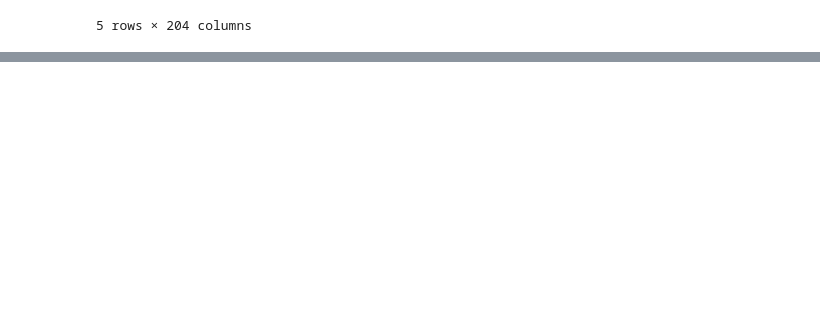
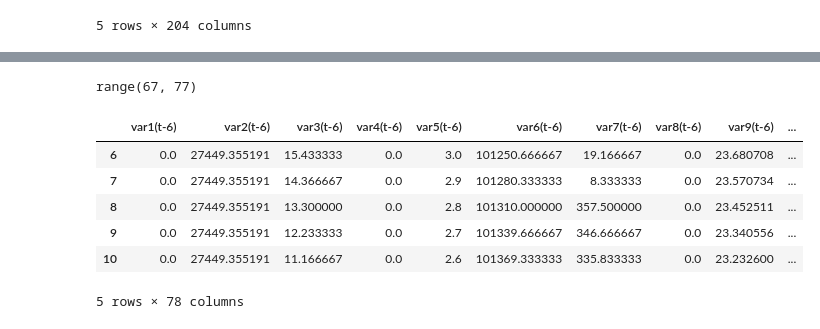
Before and after one commit to bre3760/ictbuilding, a Jupyter notebook: prediction_model/LSTM_proof-CNN.ipynb, the cells around one changed output, grey strips where cells are left out. Cells and saved outputs as stored; diff of their text form; code cells hidden in the pictures; blank space fills up the shorter version.

```diff
--- a/prediction_model/LSTM_proof-CNN.ipynb
+++ b/prediction_model/LSTM_proof-CNN.ipynb
@@ -579,0 +145,53 @@ print(rmse_neurons)
+# %%
+def series_to_supervised(data, n_in=1, n_out=1, dropnan=True):
+	"""
+	Frame a time series as a supervised learning dataset.
+	Arguments:
+		data: Sequence of observations as a list or NumPy array.
+		n_in: Number of lag observations as input (X).
+		n_out: Number of observations as output (y).
+		dropnan: Boolean whether or not to drop rows with NaN values.
+	Returns:
+		Pandas DataFrame of series framed for supervised learning.
+	"""
+	n_vars = 1 if type(data) is list else data.shape[1]
+	df = pd.DataFrame(data)
+	cols, names = list(), list()
+	# input sequence (t-n, ... t-1)
+	for i in range(n_in, 0, -1):
+		cols.append(df.shift(i))
+		names += [('var%d(t-%d)' % (j+1, i)) for j in range(n_vars)]
+	# forecast sequence (t, t+1, ... t+n)
+	for i in range(0, n_out):
+		cols.append(df.shift(-i))
+		if i == 0:
+			names += [('var%d(t)' % (j+1)) for j in range(n_vars)]
+		else:
+			names += [('var%d(t+%d)' % (j+1, i)) for j in range(n_vars)]
+	# put it all together
+	agg = pd.concat(cols, axis=1)
+	agg.columns = names
+	# drop rows with NaN values
+	if dropnan:
+		agg.dropna(inplace=True)
+	return agg
+# %%
+
+range(x.shape[1]*n_in+1,x.shape[1]*n_in+x.shape[1])
+# %% [output]
+range(67, 77)
+# %%
+n_in = 6
+n_out = 2
+reframed = series_to_supervised(x.to_numpy(), n_in, n_out)
+reframed.drop(reframed.columns[range(x.shape[1]*n_in+1,x.shape[1]*n_in+x.shape[1])], axis=1, inplace=True)
+reframed.head()
+#reframed.shape
+# %% [output]
+|  | var1(t-6) | var2(t-6) | var3(t-6) | var4(t-6) | var5(t-6) | var6(t-6) | var7(t-6) | var8(t-6) | var9(t-6) | ... |
+| 6 | 0.0 | 27449.355191 | 15.433333 | 0.0 | 3.0 | 101250.666667 | 19.166667 | 0.0 | 23.680708 | ... |
+| 7 | 0.0 | 27449.355191 | 14.366667 | 0.0 | 2.9 | 101280.333333 | 8.333333 | 0.0 | 23.570734 | ... |
+| 8 | 0.0 | 27449.355191 | 13.300000 | 0.0 | 2.8 | 101310.000000 | 357.500000 | 0.0 | 23.452511 | ... |
+| 9 | 0.0 | 27449.355191 | 12.233333 | 0.0 | 2.7 | 101339.666667 | 346.666667 | 0.0 | 23.340556 | ... |
+| 10 | 0.0 | 27449.355191 | 11.166667 | 0.0 | 2.6 | 101369.333333 | 335.833333 | 0.0 | 23.232600 | ... |
+5 rows × 78 columns
```
Also changed, not shown: parts of 42 cells of this notebook.
